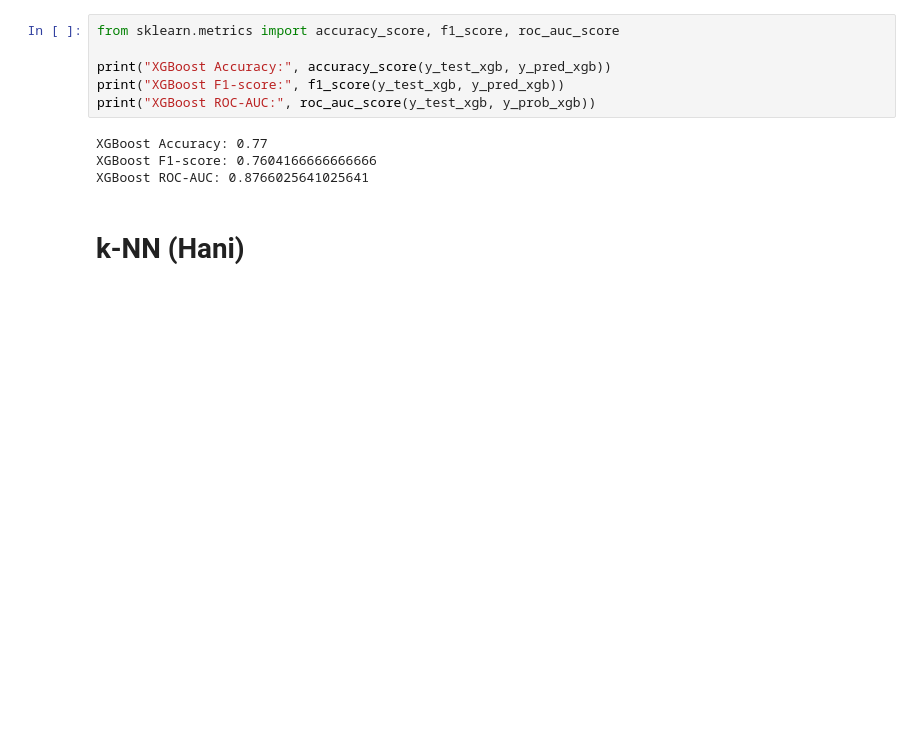
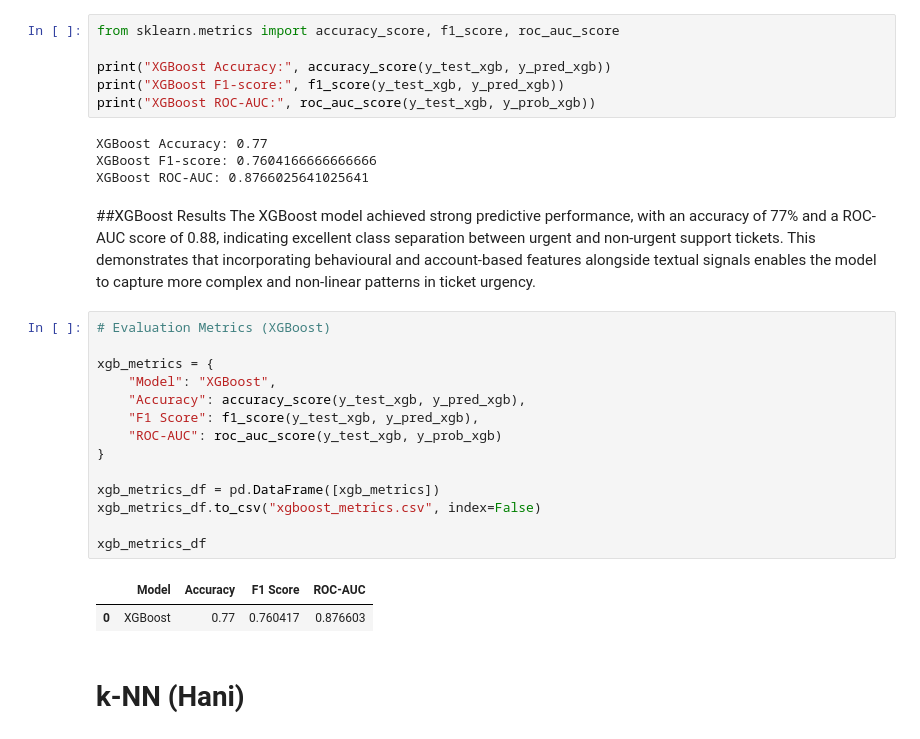
Before and after one commit to Bushraaaaaaaa/WIE3007-DMW-GroupAssignment, a Jupyter notebook: DMW_GroupProject.ipynb, the cells around one changed output. Cells and saved outputs as stored; diff of their text form; blank space fills up the shorter version.

Commit message:
save XGboost Metrics and evaluate the results

```diff
--- a/DMW_GroupProject.ipynb
+++ b/DMW_GroupProject.ipynb
@@ -556,6 +556,26 @@ print("XGBoost ROC-AUC:", roc_auc_score(y_test_xgb, y_prob_xgb))
 XGBoost Accuracy: 0.77
 XGBoost F1-score: 0.7604166666666666
 XGBoost ROC-AUC: 0.8766025641025641
+# %% [markdown]
+##XGBoost Results
+The XGBoost model achieved strong predictive performance, with an accuracy of 77% and a ROC-AUC score of 0.88, indicating excellent class separation between urgent and non-urgent support tickets. This demonstrates that incorporating behavioural and account-based features alongside textual signals enables the model to capture more complex and non-linear patterns in ticket urgency.
+# %%
+# Evaluation Metrics (XGBoost)
+
+xgb_metrics = {
+    "Model": "XGBoost",
+    "Accuracy": accuracy_score(y_test_xgb, y_pred_xgb),
+    "F1 Score": f1_score(y_test_xgb, y_pred_xgb),
+    "ROC-AUC": roc_auc_score(y_test_xgb, y_prob_xgb)
+}
+
+xgb_metrics_df = pd.DataFrame([xgb_metrics])
+xgb_metrics_df.to_csv("xgboost_metrics.csv", index=False)
+
+xgb_metrics_df
+# %% [output]
+|  | Model | Accuracy | F1 Score | ROC-AUC |
+| 0 | XGBoost | 0.77 | 0.760417 | 0.876603 |
 # %% [markdown]
 # k-NN (Hani)
 # %% [markdown]
```
